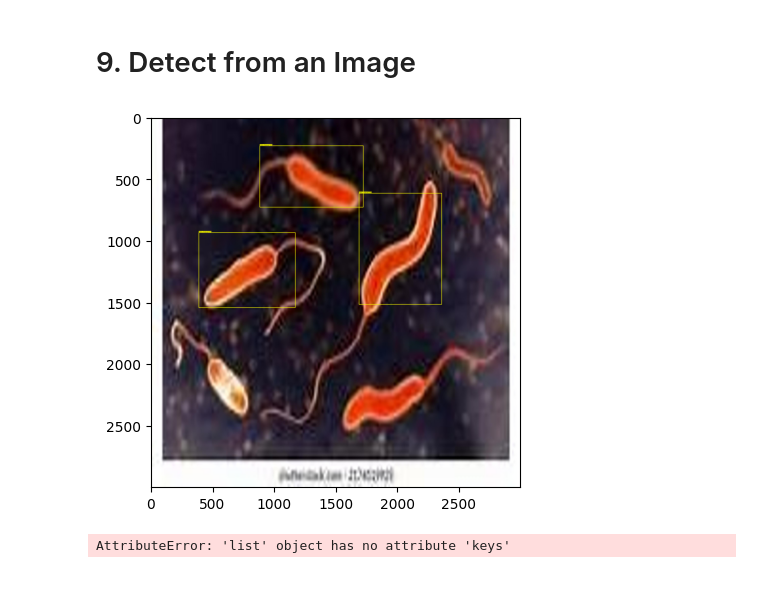
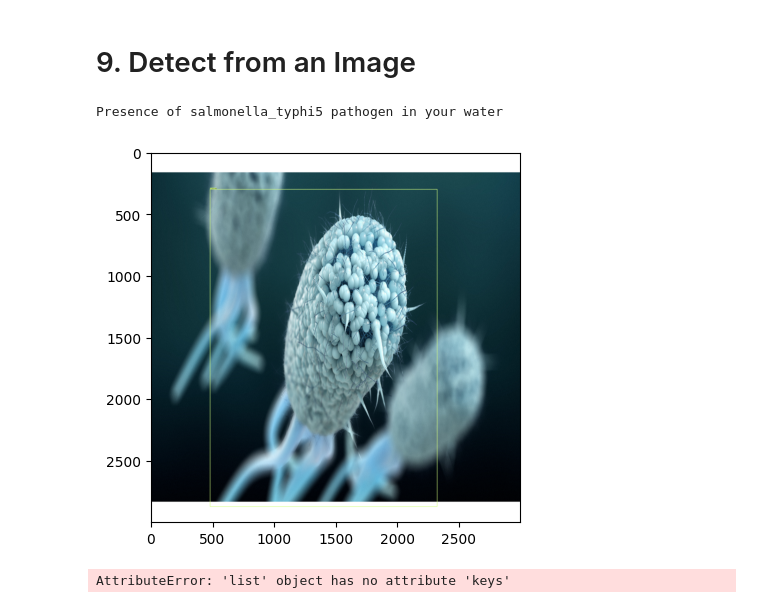
Before and after one commit to Chavez-felix/final-year-project2, a Jupyter notebook: PathogenTrainingDetection.ipynb, the cells around one changed output. Cells and saved outputs as stored; diff of their text form; code cells hidden in the pictures.

```diff
--- a/PathogenTrainingDetection.ipynb
+++ b/PathogenTrainingDetection.ipynb
@@ -349,7 +349,7 @@ from matplotlib import pyplot as plt
 # %%
 category_index = label_map_util.create_category_index_from_labelmap(files['LABELMAP'])
 # %%
-IMAGE_PATH = os.path.join(paths['IMAGE_PATH'], 'test', 'Vibrio_cholerae.2 (40).jpg')
+IMAGE_PATH = os.path.join(paths['IMAGE_PATH'], 'test', 'e.coli (3).png')
 # %%
 import cv2
 import numpy as np
@@ -394,35 +394,36 @@ viz_utils.visualize_boxes_and_labels_on_image_array(
             detections['detection_classes'] + label_id_offset,
             detections['detection_scores'],
             category_index,  # Now use category_index for correct mapping
             use_normalized_coordinates=True,
             max_boxes_to_draw=5,
             min_score_thresh=.8,
             agnostic_mode=False)
 
 # Collect detected class IDs with high confidence score (above 0.8)
 detected_classes = set()  # Use a set to avoid duplicates
 
 # Loop through detected classes and print the name of each pathogen detected
 for i, detected_class in enumerate(detections['detection_classes']):
     score = detections['detection_scores'][i]  # Detection score for this detection
     class_id = int(detected_class)  # Convert to integer just to be safe
 
-    if score >= 0.8:  # Only consider detections with a score above the threshold
+    if score >= 0.6:  # Only consider detections with a score above the threshold
         # Get the class name from category_index (mapping class ID to name)
         class_name = category_index.get(class_id, {'name': 'Unknown'})['name']
 
         # Add the class name to the set if not already added (avoids duplicates)
         detected_classes.add(class_name)
 
 # Print out unique pathogens detected
 for class_name in detected_classes:
     print(f"Presence of {class_name} pathogen in your water")
 
 # Display the image with detections
 plt.imshow(cv2.cvtColor(image_np_with_detections, cv2.COLOR_BGR2RGB))
 plt.show()
 # %% [output]
+Presence of salmonella_typhi5 pathogen in your water
-[figure, old version]
+[figure, new version]
 # %%
 import cv2
 import numpy as np
```
